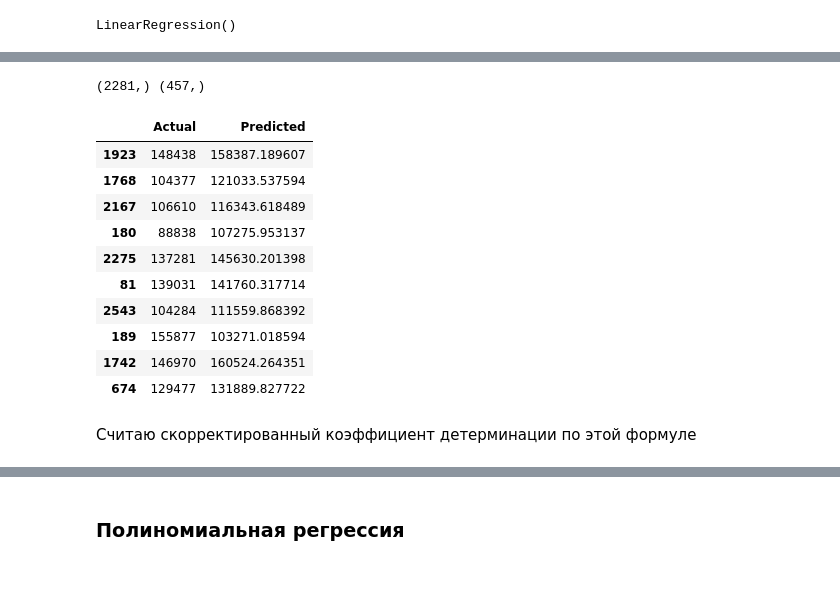
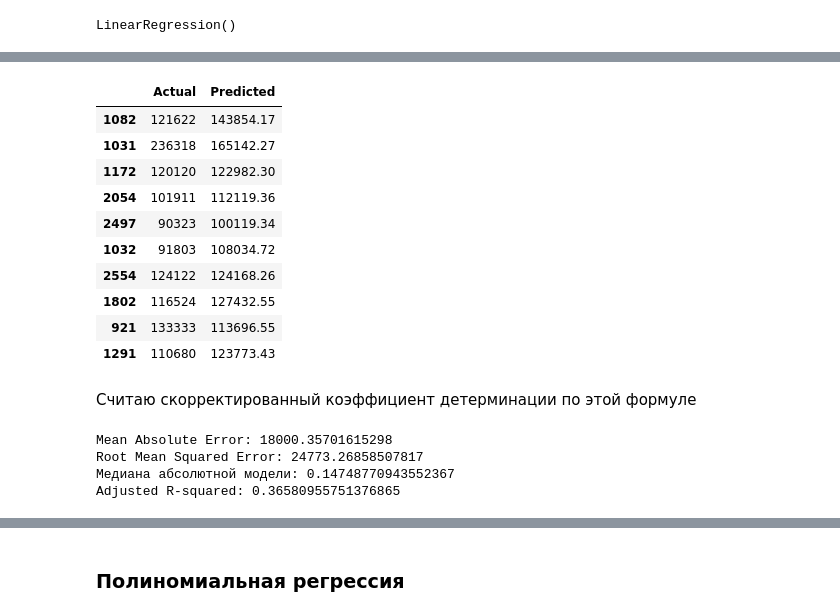
Before and after one commit to ITrickStar/RegressionAnalysis, a Jupyter notebook: report3.ipynb, the cells around one changed output, grey strips where cells are left out. Saved outputs shown, nothing was run; the diff lists cells and outputs as text; code cells hidden in the pictures; blank space fills up the shorter version.

```diff
--- a/report3.ipynb
+++ b/report3.ipynb
@@ -164,23 +137,35 @@ corr
 # %%
-y_pred = regressor.predict(X_test)
-df = pd.DataFrame({'Actual': y_test, 'Predicted': y_pred})
-print(y.shape, y_pred.shape)
-df.head(10)
+y_pred_train = regressor.predict(X_train)
+df = pd.DataFrame({'Actual': y_train, 'Predicted': y_pred_train})
+df.head(10).round(2)
 # %% [output]
-(2281,) (457,)
 |  | Actual | Predicted |
-| 1923 | 148438 | 158387.189607 |
-| 1768 | 104377 | 121033.537594 |
-| 2167 | 106610 | 116343.618489 |
-| 180 | 88838 | 107275.953137 |
-| 2275 | 137281 | 145630.201398 |
-| 81 | 139031 | 141760.317714 |
-| 2543 | 104284 | 111559.868392 |
-| 189 | 155877 | 103271.018594 |
-| 1742 | 146970 | 160524.264351 |
-| 674 | 129477 | 131889.827722 |
+| 1082 | 121622 | 143854.17 |
+| 1031 | 236318 | 165142.27 |
+| 1172 | 120120 | 122982.30 |
+| 2054 | 101911 | 112119.36 |
+| 2497 | 90323 | 100119.34 |
+| 1032 | 91803 | 108034.72 |
+| 2554 | 124122 | 124168.26 |
+| 1802 | 116524 | 127432.55 |
+| 921 | 133333 | 113696.55 |
+| 1291 | 110680 | 123773.43 |
 # %% [markdown]
 Считаю скорректированный коэффициент детерминации по этой формуле
 # %%
 def adjR(X, y):
     return 1 - (1-regressor.score(X, y))*(len(y)-1)/(len(y)-X.shape[1]-1)
+# %%
+from sklearn import metrics
+print('Mean Absolute Error:', metrics.mean_absolute_error(y_train, y_pred_train))
+print('Root Mean Squared Error:', np.sqrt(
+    metrics.mean_squared_error(y_train, y_pred_train)))
+print('Медиана абсолютной модели:',
+      metrics.mean_absolute_error(y_train, y_pred_train)/y.mean())
+print('Adjusted R-squared:', 1 - (1-regressor.score(X, y))
+      * (len(y)-1)/(len(y)-X.shape[1]-1))
+# %% [output]
+Mean Absolute Error: 18000.35701615298
+Root Mean Squared Error: 24773.26858507817
+Медиана абсолютной модели: 0.14748770943552367
+Adjusted R-squared: 0.36580955751376865
```
Also changed, not shown: parts of 16 cells of this notebook, 1 other file.
